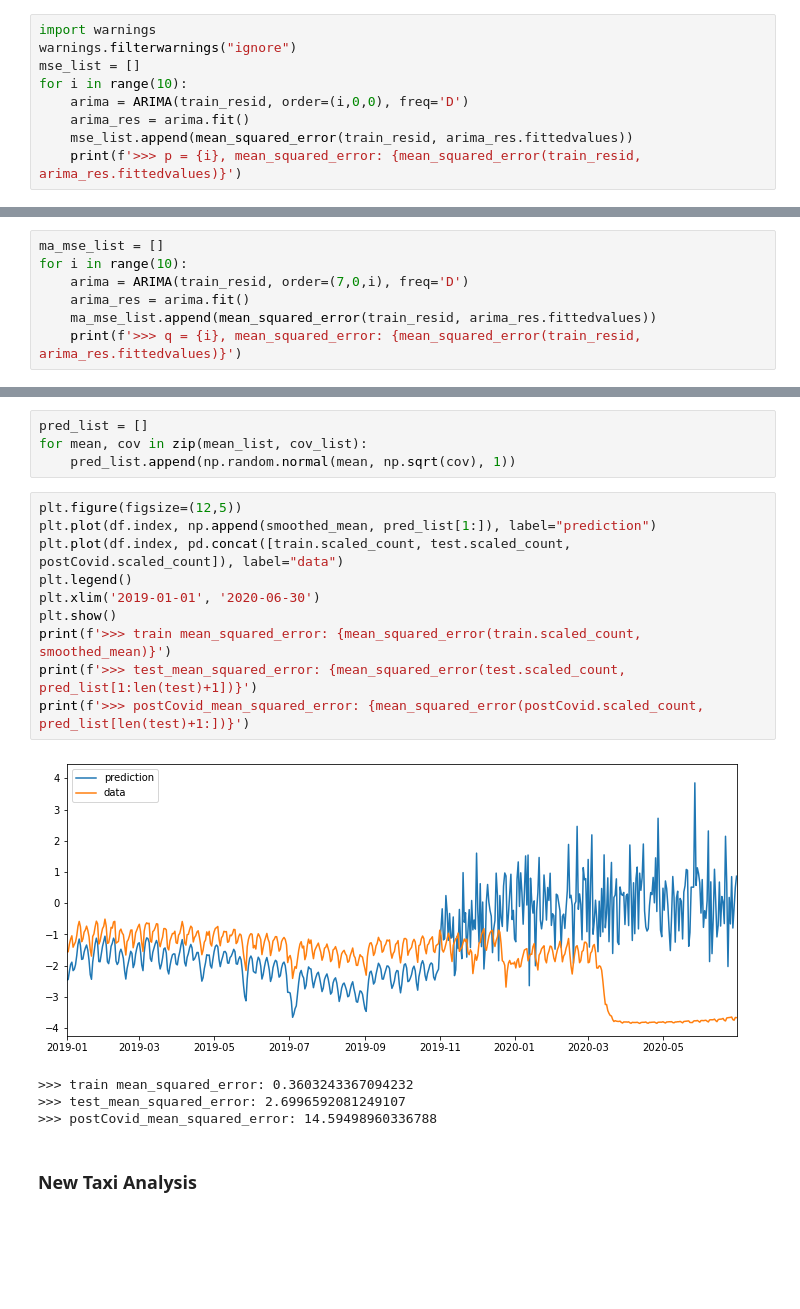
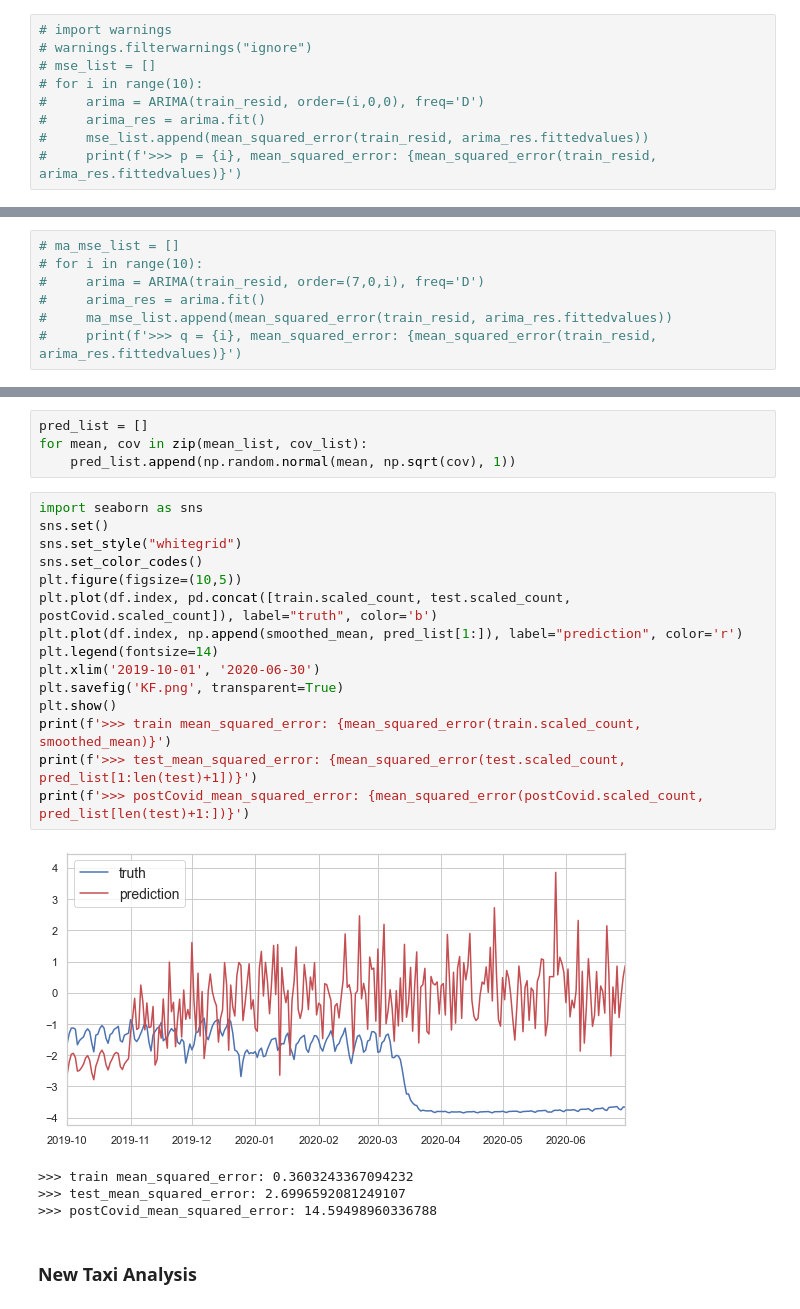
Before and after one commit to sujeongcha/TimeSeries-Transporation-and-Covid19, a Jupyter notebook: Modelling/taxi_Arima_KF.ipynb, the cells around one changed output, grey strips where cells are left out. Cells and saved outputs as stored; diff of their text form; blank space fills up the shorter version.

```diff
--- a/Modelling/taxi_Arima_KF.ipynb
+++ b/Modelling/taxi_Arima_KF.ipynb
@@ -163,11 +163,11 @@ Name: resid, Length: 1765, dtype: float64
 # %% [markdown]
 ### Fitting ARIMA
 # %%
-import warnings
-warnings.filterwarnings("ignore")
-mse_list = []
-for i in range(10):
-    arima = ARIMA(train_resid, order=(i,0,0), freq='D')
-    arima_res = arima.fit()
-    mse_list.append(mean_squared_error(train_resid, arima_res.fittedvalues))
-    print(f'>>> p = {i}, mean_squared_error: {mean_squared_error(train_resid, arima_res.fittedvalues)}')
+# import warnings
+# warnings.filterwarnings("ignore")
+# mse_list = []
+# for i in range(10):
+#     arima = ARIMA(train_resid, order=(i,0,0), freq='D')
+#     arima_res = arima.fit()
+#     mse_list.append(mean_squared_error(train_resid, arima_res.fittedvalues))
+#     print(f'>>> p = {i}, mean_squared_error: {mean_squared_error(train_resid, arima_res.fittedvalues)}')
@@ -193,7 +179,7 @@ Plateau around p=7
 # %%
-ma_mse_list = []
-for i in range(10):
-    arima = ARIMA(train_resid, order=(7,0,i), freq='D')
-    arima_res = arima.fit()
-    ma_mse_list.append(mean_squared_error(train_resid, arima_res.fittedvalues))
-    print(f'>>> q = {i}, mean_squared_error: {mean_squared_error(train_resid, arima_res.fittedvalues)}')
+# ma_mse_list = []
+# for i in range(10):
+#     arima = ARIMA(train_resid, order=(7,0,i), freq='D')
+#     arima_res = arima.fit()
+#     ma_mse_list.append(mean_squared_error(train_resid, arima_res.fittedvalues))
+#     print(f'>>> q = {i}, mean_squared_error: {mean_squared_error(train_resid, arima_res.fittedvalues)}')
@@ -553,17 +531,22 @@ pred_list = []
 for mean, cov in zip(mean_list, cov_list):
     pred_list.append(np.random.normal(mean, np.sqrt(cov), 1))
 # %%
-plt.figure(figsize=(12,5))
-plt.plot(df.index, np.append(smoothed_mean, pred_list[1:]), label="prediction")
-plt.plot(df.index, pd.concat([train.scaled_count, test.scaled_count, postCovid.scaled_count]), label="data")
-plt.legend()
-plt.xlim('2019-01-01', '2020-06-30')
+import seaborn as sns
+sns.set()
+sns.set_style("whitegrid")
+sns.set_color_codes()
+plt.figure(figsize=(10,5))
+plt.plot(df.index, pd.concat([train.scaled_count, test.scaled_count, postCovid.scaled_count]), label="truth", color='b')
+plt.plot(df.index, np.append(smoothed_mean, pred_list[1:]), label="prediction", color='r')
+plt.legend(fontsize=14)
+plt.xlim('2019-10-01', '2020-06-30')
+plt.savefig('KF.png', transparent=True)
 plt.show()
 print(f'>>> train mean_squared_error: {mean_squared_error(train.scaled_count, smoothed_mean)}')
 print(f'>>> test_mean_squared_error: {mean_squared_error(test.scaled_count, pred_list[1:len(test)+1])}')
 print(f'>>> postCovid_mean_squared_error: {mean_squared_error(postCovid.scaled_count, pred_list[len(test)+1:])}')
 # %% [output]
-[figure, old version]
+[figure, new version]
 >>> train mean_squared_error: 0.3603243367094232
 >>> test_mean_squared_error: 2.6996592081249107
 >>> postCovid_mean_squared_error: 14.59498960336788
```
Also changed, not shown: parts of 18 cells of this notebook, 2 other files.
